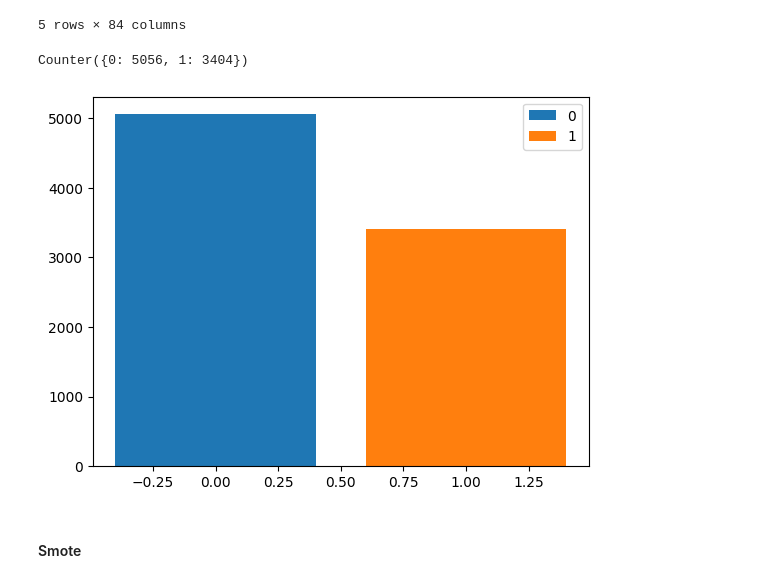
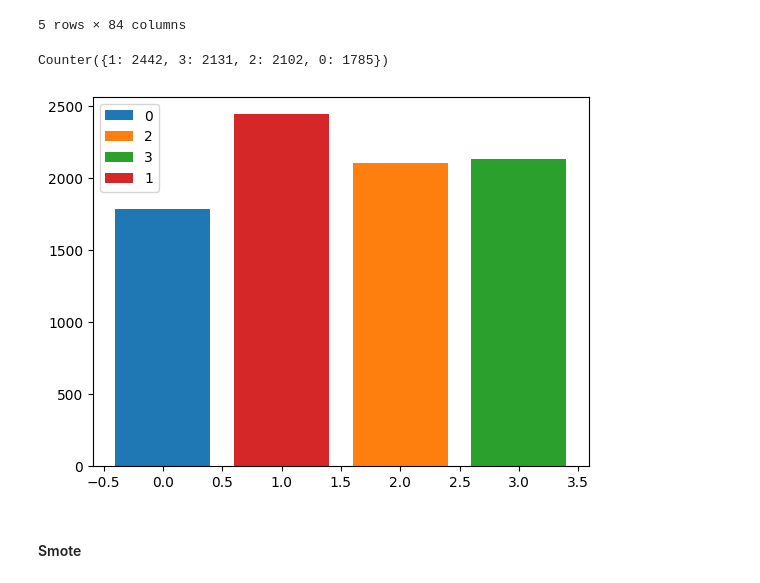
Before and after one commit to kilomo12/Data_Mining_project2, a Jupyter notebook: Logistic regression.ipynb, the cells around one changed output. Cells and saved outputs as stored; diff of their text form; code cells hidden in the pictures.

```diff
--- a/Logistic regression.ipynb
+++ b/Logistic regression.ipynb
@@ -492,14 +483,14 @@ df.drop(columns=['Basic_Demos-Sex'], inplace=True)
 # %%
 X = df.values
-y = np.array(df_log_reg['Basic_Demos-Sex'])
+y = np.array(df_log_reg['Basic_Demos-Enroll_Season'])
 # %%
 ctr = Counter(y)
 ctr
 # %% [output]
-Counter({0: 5056, 1: 3404})
+Counter({1: 2442, 3: 2131, 2: 2102, 0: 1785})
 # %%
-plt.bar(ctr.keys(), ctr.values(), label=ctr.keys(), color=['tab:blue', 'tab:orange'])
+plt.bar(ctr.keys(), ctr.values(), label=ctr.keys(), color=['tab:blue', 'tab:orange', 'tab:green', 'tab:red'])
 plt.legend()
 plt.show()
 # %% [output]
-[figure, old version]
+[figure, new version]
```
Also changed, not shown: parts of 61 cells of this notebook, 1 other file.
